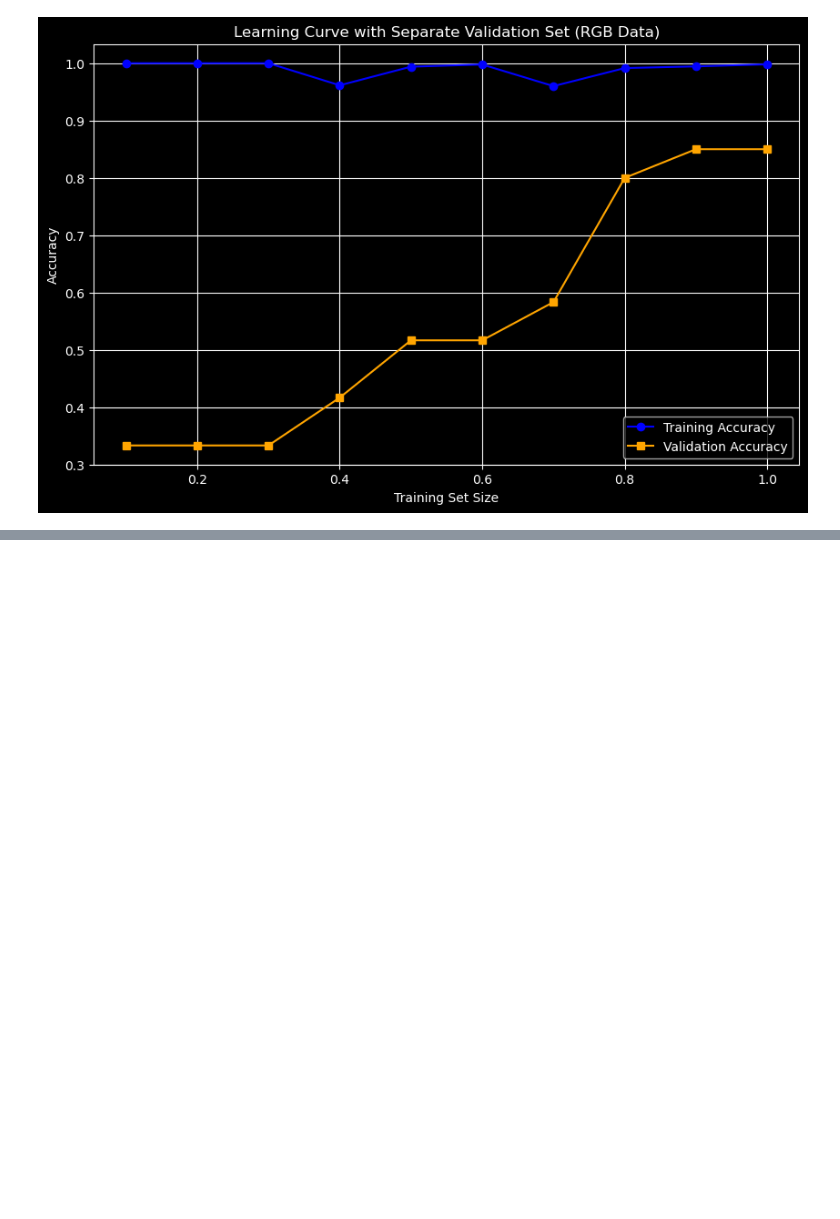
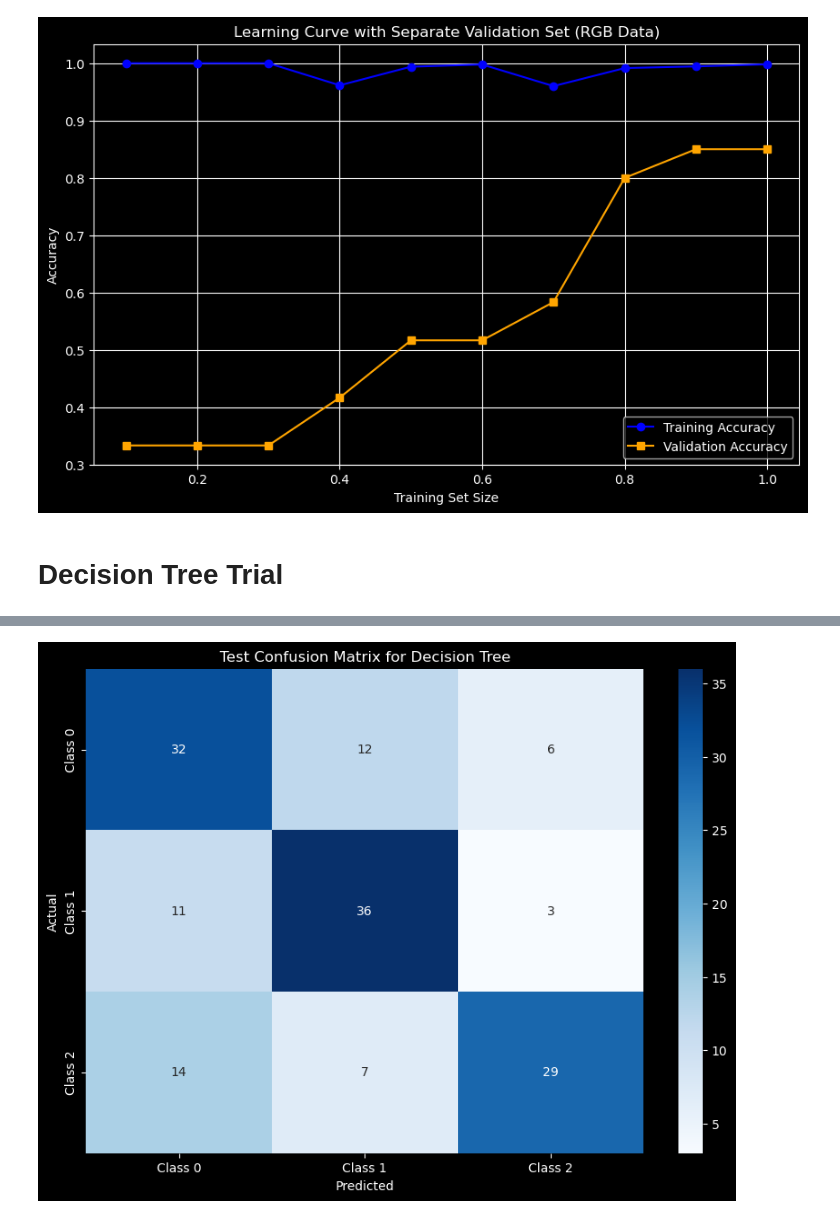
Before and after one commit to Abdulrahman-Mostafa10/Plant-Disease-Detection, a Jupyter notebook: Modelling_part.ipynb, the cells around one changed output, grey strips where cells are left out. Saved outputs shown, nothing was run; the diff lists cells and outputs as text; code cells hidden in the pictures; blank space fills up the shorter version.

Commit message:
[♾️MERGE]: Added the decision tree model on the HSV, and RGB features

```diff
--- a/Modelling_part.ipynb
+++ b/Modelling_part.ipynb
@@ -2811,3 +2811,74 @@ plt.grid(True)
 plt.show()
 # %% [output]
 [figure]
+# %% [markdown]
+# Decision Tree Trial
+# %%
+# Define the objective function for Optuna
+def objective_dt(trial):
+    # Define the hyperparameter space
+    param = {
+        "criterion": trial.suggest_categorical(
+            "criterion", ["gini", "entropy", "log_loss"]
+        ),
+        "splitter": trial.suggest_categorical("splitter", ["best", "random"]),
+        "max_depth": trial.suggest_int("max_depth", 1, 50, log=True),
+        "min_samples_split": trial.suggest_int("min_samples_split", 2, 20),
+        "min_samples_leaf": trial.suggest_int("min_samples_leaf", 1, 20),
+    }
+
+    # Initialize the Decision Tree model
+    dt_model = DecisionTreeClassifier(**param, random_state=42)
+
+    # Train on the training set and validate on the validation set
+    dt_model.fit(X_train_pca_rgb_df, y_train_rgb_df)
+    y_val_pred = dt_model.predict(X_val_pca_rgb_df)
+    val_accuracy = accuracy_score(y_val_rgb_df, y_val_pred)
+
+    return val_accuracy
+
+
+# Create a study object and optimize the objective function
+study_dt = optuna.create_study(direction="maximize")
+study_dt.optimize(objective_dt, n_trials=550)
+
+# Get the best parameters from the study
+best_dt_params = study_dt.best_params
+print(f"Best parameters found for Decision Tree: {best_dt_params}")
+
+# Train the final Decision Tree model using the best parameters on the full training set
+best_dt_model = DecisionTreeClassifier(**best_dt_params, random_state=42)
+best_dt_model.fit(X_train_pca_rgb_df, y_train_rgb_df)
+
+# Evaluate the final model on the validation set
+y_val_pred_dt = best_dt_model.predict(X_val_pca_rgb_df)
+val_accuracy_dt = accuracy_score(y_val_rgb_df, y_val_pred_dt)
+print(f"Validation accuracy for Decision Tree: {val_accuracy_dt}")
+print("Validation Classification Report for Decision Tree:")
+print(classification_report(y_val_rgb_df, y_val_pred_dt))
+
+# Evaluate the final model on the test set
+y_test_pred_dt = best_dt_model.predict(X_test_pca_rgb_df)
+test_accuracy_dt = accuracy_score(y_test_rgb_df, y_test_pred_dt)
+print(f"Test accuracy for Decision Tree: {test_accuracy_dt}")
+print("Test Classification Report for Decision Tree:")
+print(classification_report(y_test_rgb_df, y_test_pred_dt))
+
+# Confusion matrix
+cm = confusion_matrix(y_test_rgb_df, y_test_pred_dt)
+
+# Plot confusion matrix
+plt.figure(figsize=(10, 7))
+sns.heatmap(
+    cm,
+    annot=True,
+    fmt="d",
+    cmap="Blues",
+    xticklabels=["Class 0", "Class 1", "Class 2"],
+    yticklabels=["Class 0", "Class 1", "Class 2"],
+)
+plt.xlabel("Predicted")
+plt.ylabel("Actual")
+plt.title("Test Confusion Matrix for Decision Tree")
+plt.show()
+# %% [output]
@@ -2813,0 +2919 @@ plt.show()
+[figure, added]
```
Also changed, not shown: parts of 3 cells of this notebook.
